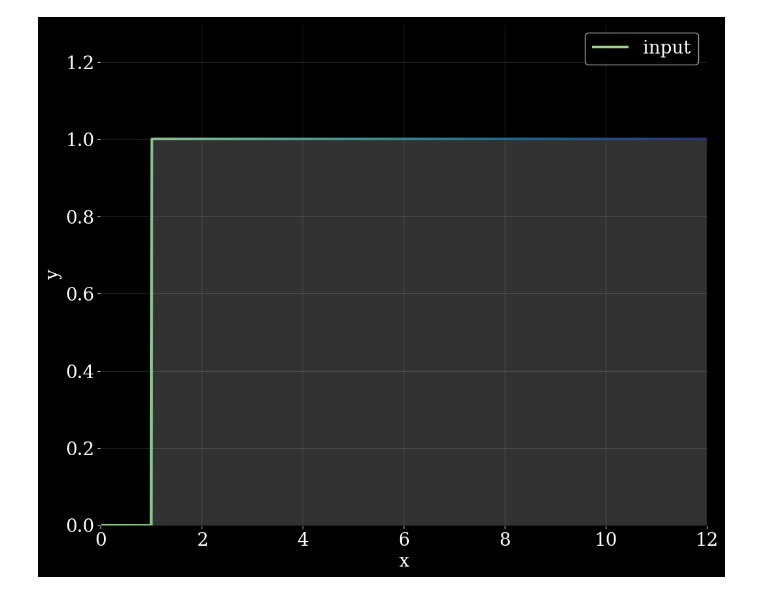
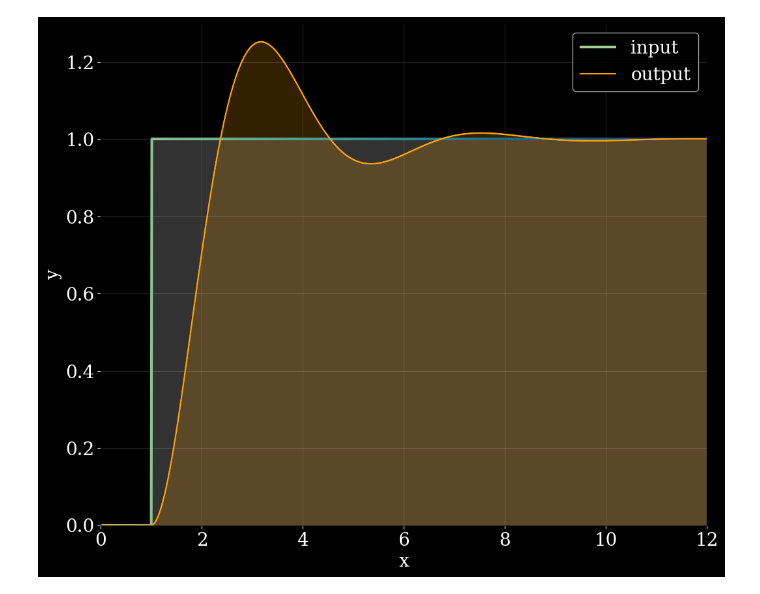
Before and after one commit to lphilmossb/numerical_math, a Jupyter notebook: systems/SecondOrder.ipynb, the cells around one changed output. Drawn from its saved outputs; the diff is of its cells as text; code cells hidden in the pictures.

Commit message:
gen picture to show

```diff
--- a/systems/SecondOrder.ipynb
+++ b/systems/SecondOrder.ipynb
@@ -30,35 +30,35 @@ cmap = sns.color_palette('crest', as_cmap = True)
 def time2colour(t):
     return cmap(t / 12.0)
 
 f = 0.3
 zeta = 0.4
 r = 0
 
 N = 1000
 t = linspace(0, 12, N)
 x = heaviside(t - 1, 0.0)
 dynamics = SecondOrderDynamics(f, zeta, r, 0.0)
 
 mpl_setscheme()
 fig, ax = get_figure(figsize=(12,10))
 
 y = zeros_like(x)
 y[0] = x[0]
 for k, (xk, tk) in enumerate(zip(x[1:], t[1:])):
     y[k] = dynamics.update(xk)
 y[-1] = y[-2]
 
 cols = time2colour(t)
 #lcin = segplot(ax, column_stack((t, x)), cols)
 lcin, fin = fillplot(ax, t, x, 0, cols, 'white')
 lcin.set_linewidth(3)
-# lcout, fout = fillplot(ax, t, y, 0, 'orange', 'orange')
-# lcout.set_label('output')
+lcout, fout = fillplot(ax, t, y, 0, 'orange', 'orange')
+lcout.set_label('output')
 lcin.set_label('input')
 ax.set_xlim(0,12)
 ax.set_ylim(0,1.3)
 ax.legend()
-# plt.show()
-fig.savefig('showoff.png')
+plt.show()
+# fig.savefig('showoff.png')
 # %% [output]
-[figure, old version]
+[figure, new version]
```
